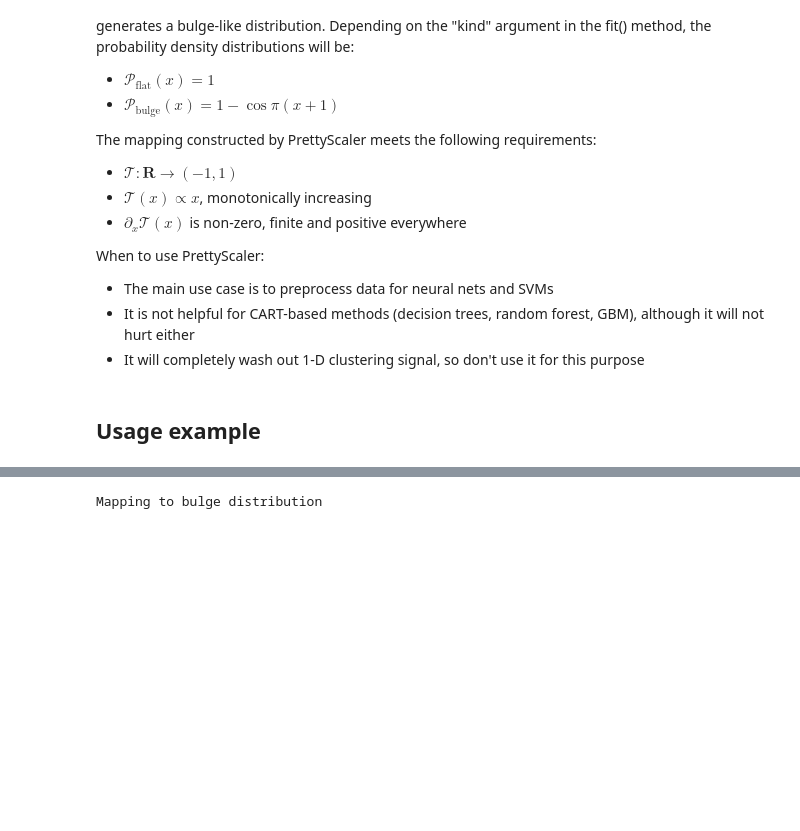
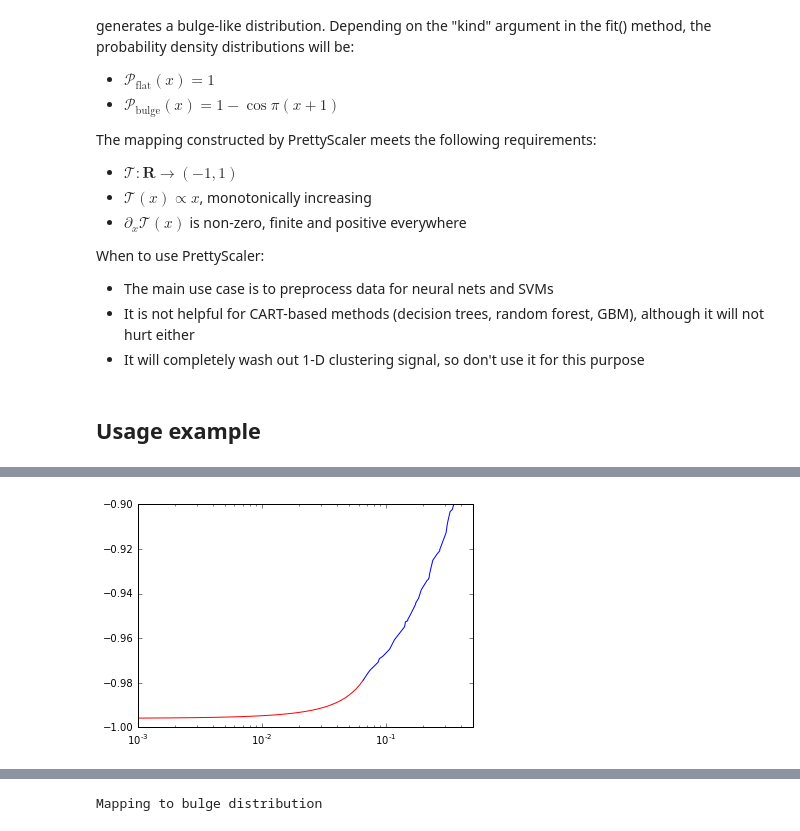
Before and after one commit to jmmanso/prettyscaler, a Jupyter notebook: PrettyScaler_introduction.ipynb, the cells around one changed output, grey strips where cells are left out. Drawn from its saved outputs; the diff is of its cells as text; code cells hidden in the pictures; blank space fills up the shorter version.

```diff
--- a/PrettyScaler_introduction.ipynb
+++ b/PrettyScaler_introduction.ipynb
@@ -84,0 +119,9 @@ pts.save_pickle('fitted_params.pkl')
+# %%
+# Zoom into the left wing blend, it's pretty smooth:
+plt.plot(left_wing_x, left_wing_y, color='r')
+plt.plot(trunk_x, trunk_y, color='b')
+plt.xlim(1e-3,5e-1)
+plt.ylim(-1,-0.9)
+plt.xscale('log')
+# %% [output]
+[figure, added]
```
Also changed, not shown: parts of 10 cells of this notebook, 8 other files.
